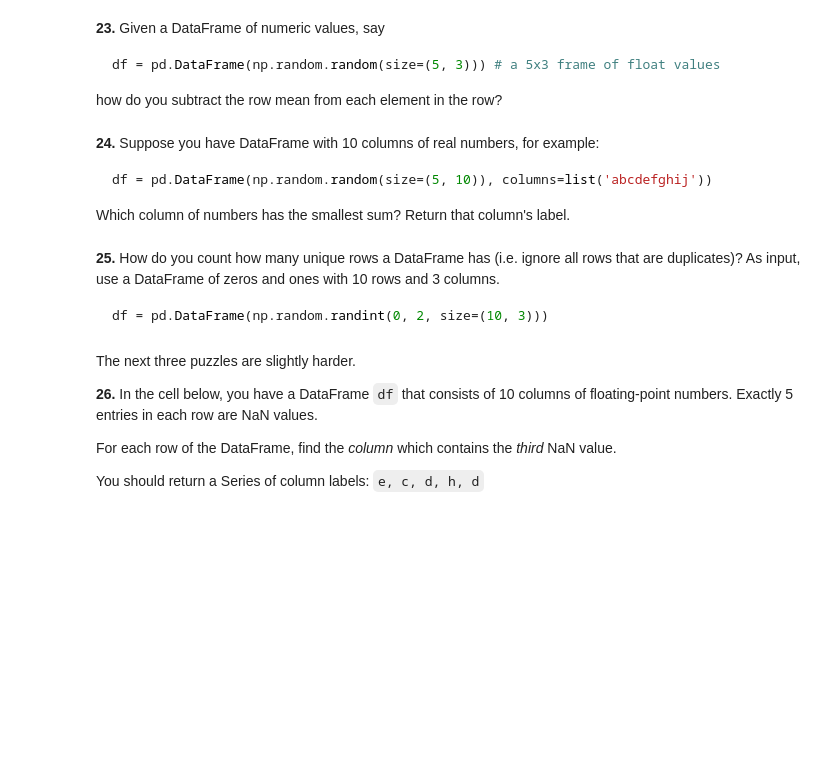
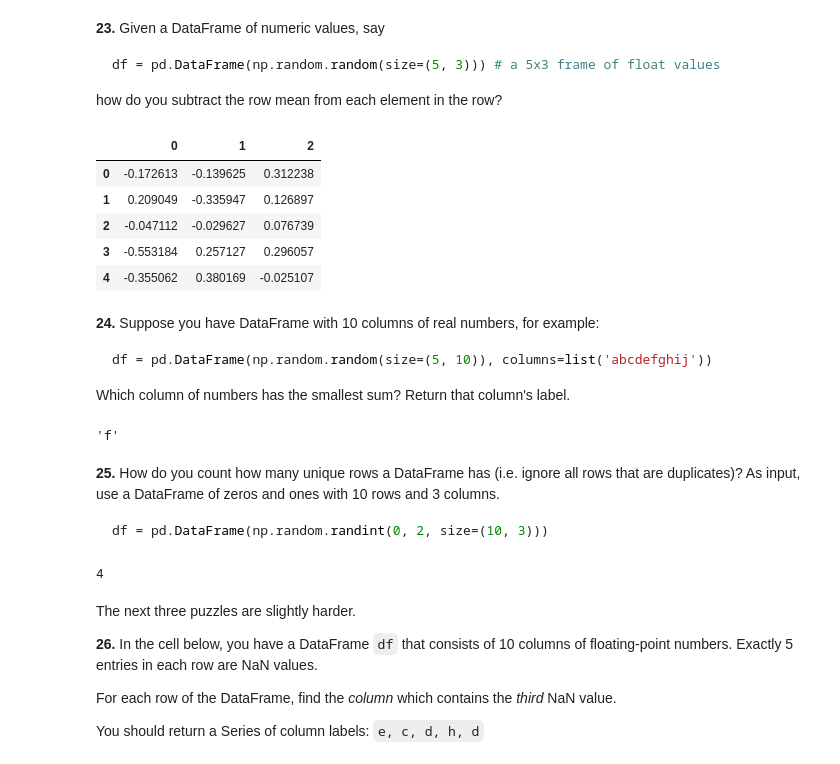
Before and after one commit to justsaline/100-pandas-puzzles, a Jupyter notebook: 100-pandas-puzzles.ipynb, the cells around one changed output. Cells and saved outputs as stored; diff of their text form; code cells hidden in the pictures; blank space fills up the shorter version.

````diff
--- a/100-pandas-puzzles.ipynb
+++ b/100-pandas-puzzles.ipynb
@@ -246,6 +327,16 @@ df = pd.DataFrame(np.random.random(size=(5, 3))) # a 5x3 frame of float values
 ```
 
 how do you subtract the row mean from each element in the row?
+# %%
+df = pd.DataFrame(np.random.random(size=(5,3)))
+df.sub(df.mean(axis=1), axis = 0)
+# %% [output]
+|  | 0 | 1 | 2 |
+| 0 | -0.172613 | -0.139625 | 0.312238 |
+| 1 | 0.209049 | -0.335947 | 0.126897 |
+| 2 | -0.047112 | -0.029627 | 0.076739 |
+| 3 | -0.553184 | 0.257127 | 0.296057 |
+| 4 | -0.355062 | 0.380169 | -0.025107 |
 # %% [markdown]
 **24.** Suppose you have DataFrame with 10 columns of real numbers, for example:
 
@@ -253,12 +344,22 @@ how do you subtract the row mean from each element in the row?
 df = pd.DataFrame(np.random.random(size=(5, 10)), columns=list('abcdefghij'))
 ```
 Which column of numbers has the smallest sum?  Return that column's label.
+# %%
+df = pd.DataFrame(np.random.random(size=(5, 10)), columns=list('abcdefghij'))
+df.sum(axis = 0).idxmin()
+# %% [output]
+'f'
 # %% [markdown]
 **25.** How do you count how many unique rows a DataFrame has (i.e. ignore all rows that are duplicates)? As input, use a DataFrame of zeros and ones with 10 rows and 3 columns.
 
 ```python
 df = pd.DataFrame(np.random.randint(0, 2, size=(10, 3)))
 ```
+# %%
+df = pd.DataFrame(np.random.randint(0, 2, size=(10, 3)))
+len(df.drop_duplicates(keep = False))
+# %% [output]
+4
 # %% [markdown]
 The next three puzzles are slightly harder.
 
````
Also changed, not shown: parts of 9 cells of this notebook.
